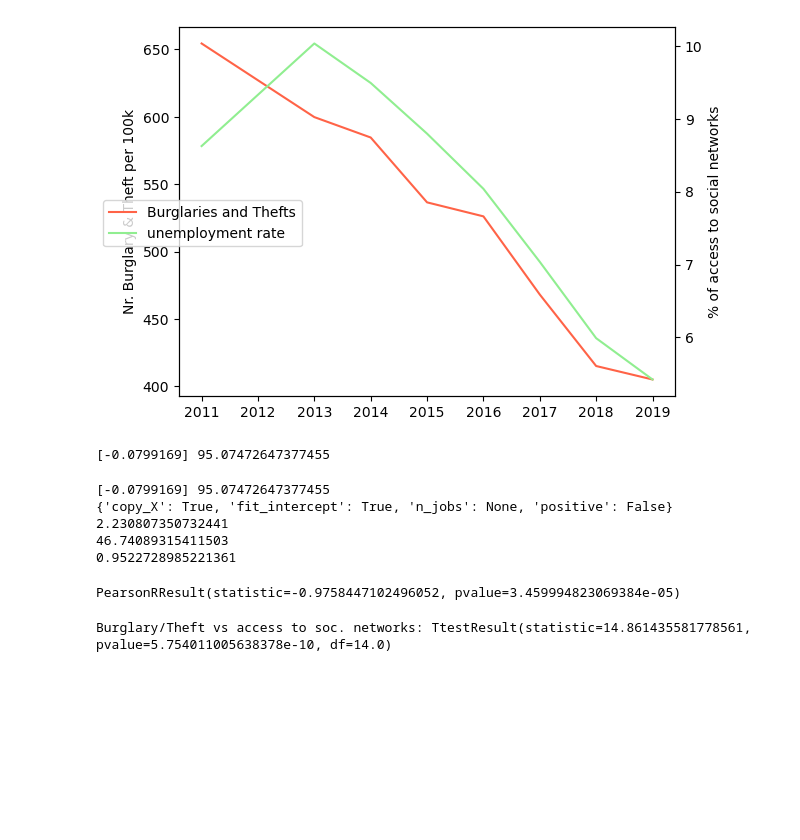
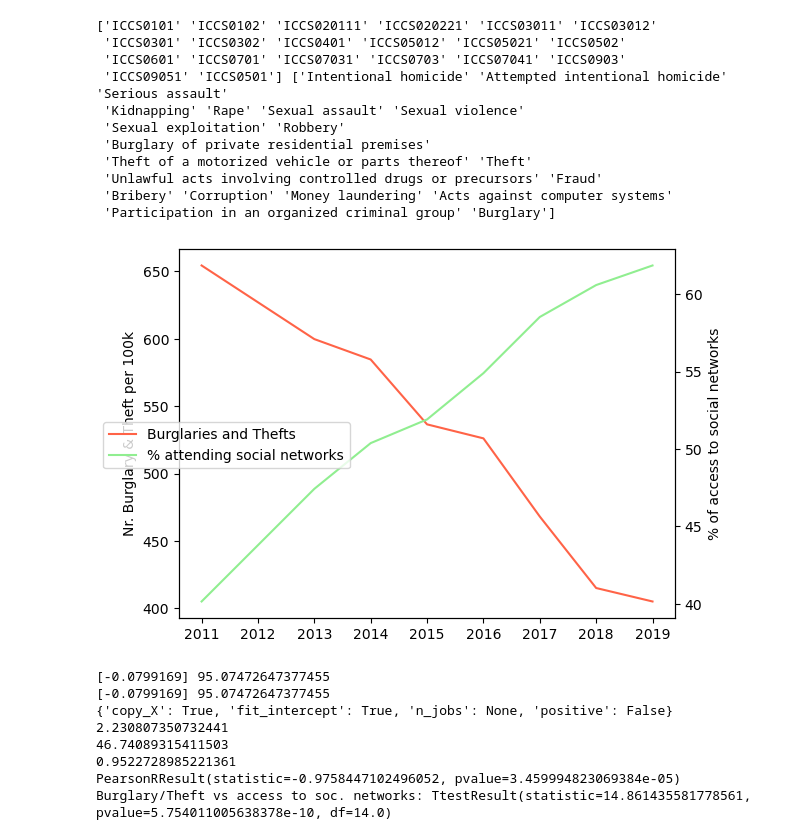
Before and after one commit to mh2134/fcss_w23_grp1, a Jupyter notebook: code/Project.ipynb, the cells around one changed output. Drawn from its saved outputs; the diff is of its cells as text; code cells hidden in the pictures; blank space fills up the shorter version.

Commit message:
metro_model

```diff
--- a/code/Project.ipynb
+++ b/code/Project.ipynb
@@ -372,5 +353,6 @@ print(dfall)
 # %%
-dfout = dfall
+dfout = dfall_b
+print(dfout['iccs'].unique(), dfout['iccs_d'].unique())
 dfout.dropna(subset=['socnet'], inplace=True)
 dfout.dropna(subset=['Nr_Crimes'], inplace=True)
 #dfout.dropna(subset=['gini'], inplace=True)
@@ -388,69 +370,71 @@ dfout = dfout.groupby([#'geo',
                                             , 'unemp'   : 'mean'
                                             })
 dfout = dfout.reset_index()
-#df_austria = dfcrime_alc[dfcrime_alc['geo'] == 'AT']
-#dfout1 = dfout[dfout['iccs'] == 'ICCS05021']
-#dfout2 = dfout[dfout['iccs'] == 'ICCS05012']
-#dfout3 = dfout[dfout['iccs'] == 'ICCS0502']
-#dfout4 = dfout[dfout['iccs'] == 'ICCS0501']
 
 fig, ax1 = plt.subplots()
 ax2 = ax1.twinx()
 ax1.plot(dfout['TIME_PERIOD'], dfout['Nr_Crimes'], color='tomato', label='Burglaries and Thefts')
 #ax1.plot(dfout1['TIME_PERIOD'], dfout1['Nr_Crimes'], color='tomato', label=max(dfout1['iccs_d']))
 #ax1.plot(dfout2['TIME_PERIOD'], dfout2['Nr_Crimes'], color='paleturquoise', label=max(dfout2['iccs_d']))
 #ax1.plot(dfout3['TIME_PERIOD'], dfout3['Nr_Crimes'], color='moccasin', label=max(dfout3['iccs_d']))
 #ax1.plot(dfout4['TIME_PERIOD'], dfout4['Nr_Crimes'], color='deepskyblue', label=max(dfout4['iccs_d']))
 #plt.plot(df[df['name'] == 'John']['age'], label='John')
-#ax2.plot(dfout['TIME_PERIOD'], dfout['socnet'], color='lightgreen', label='% attending social networks')
-ax2.plot(dfout['TIME_PERIOD'], dfout['unemp'], color='lightgreen', label='unemployment rate')
+ax2.plot(dfout['TIME_PERIOD'], dfout['socnet'], color='lightgreen', label='% attending social networks')
+#ax2.plot(dfout['TIME_PERIOD'], dfout['unemp'], color='lightgreen', label='unemployment rate')
 #ax2.scatter(dfout['TIME_PERIOD'], dfout['gini'], color='darkgoldenrod', label='Gini-Index')
 
 #ax1.set_title('Scatter Plot with Two Lines')
 #ax1.set_xlabel('X-axis')
 ax1.set_ylabel('Nr. Burglary & Theft per 100k')
 ax2.set_ylabel('% of access to social networks')
 
 plt.title('')
 #plt.ylabel('GDP per capita')
 fig.legend(loc=6)
 plt.show()
 
 
 model = LinearRegression().fit(dfout[["Nr_Crimes"]],dfout["socnet"]) # Enter the data for the linear regression model
 print(model.coef_, model.intercept_)
 
 #ICCS0903
 #die Tabelle data/new.csv enthält die Daten bisher (ich muss noch die neuen Faktoren hinzufügen, aber ein paar sind schon drin).
 #Könntet ihr ein paar Plots zur Verteilung der Daten machen?
 #Die Spalten GINI_HND,I_IUSNET,F10_RT sind die Faktoren. Alle anderen Spalten sind die verschiedenen Verbrechen, jeweils in absolut und normiert. Ich würde die normierten nehemen, die Spalten haben jeweils die Endung _P_HTHAB, also z.B. ICCS05021_P_HTHAB.
 #Intentional homicide könnte interessant sein, das wäre crime code ICCS0101.
+
+print(model.coef_, model.intercept_)
+print(model.get_params())
+prediction = model.predict(dfout[["Nr_Crimes"]]) # Predict the social impact
+residual = dfout["socnet"] - prediction # Calculate the residual
+print(np.var(residual))
+print(np.var(dfout["socnet"]))
+print(1 - np.var(residual) / np.var(dfout["socnet"]))
+
+pearson_soc_burglary = stats.pearsonr(dfout['Nr_Crimes'],dfout['socnet'])
+print(pearson_soc_burglary)
+print(f"Burglary/Theft vs access to soc. networks: {stats.ttest_ind(dfout['Nr_Crimes'],dfout['socnet'])}")
 # %% [output]
+['ICCS0101' 'ICCS0102' 'ICCS020111' 'ICCS020221' 'ICCS03011' 'ICCS03012'
+ 'ICCS0301' 'ICCS0302' 'ICCS0401' 'ICCS05012' 'ICCS05021' 'ICCS0502'
+ 'ICCS0601' 'ICCS0701' 'ICCS07031' 'ICCS0703' 'ICCS07041' 'ICCS0903'
+ 'ICCS09051' 'ICCS0501'] ['Intentional homicide' 'Attempted intentional homicide' 'Serious assault'
+ 'Kidnapping' 'Rape' 'Sexual assault' 'Sexual violence'
+ 'Sexual exploitation' 'Robbery'
+ 'Burglary of private residential premises'
+ 'Theft of a motorized vehicle or parts thereof' 'Theft'
+ 'Unlawful acts involving controlled drugs or precursors' 'Fraud'
+ 'Bribery' 'Corruption' 'Money laundering' 'Acts against computer systems'
+ 'Participation in an organized criminal group' 'Burglary']
-[figure, old version]
+[figure, new version]
-[-0.0799169] 95.07472647377455
+[-0.0799169] 95.07472647377455
+[-0.0799169] 95.07472647377455
+{'copy_X': True, 'fit_intercept': True, 'n_jobs': None, 'positive': False}
+2.230807350732441
+46.74089315411503
+0.9522728985221361
+PearsonRResult(statistic=-0.9758447102496052, pvalue=3.459994823069384e-05)
+Burglary/Theft vs access to soc. networks: TtestResult(statistic=14.861435581778561, pvalue=5.754011005638378e-10, df=14.0)
-# %%
-print(model.coef_, model.intercept_)
-print(model.get_params())
-prediction = model.predict(dfout[["Nr_Crimes"]]) # Predict the social impact
-residual = dfout["socnet"] - prediction # Calculate the residual
-print(np.var(residual))
-print(np.var(dfout["socnet"]))
-print(1 - np.var(residual) / np.var(dfout["socnet"]))
-# %% [output]
-[-0.0799169] 95.07472647377455
-{'copy_X': True, 'fit_intercept': True, 'n_jobs': None, 'positive': False}
-2.230807350732441
-46.74089315411503
-0.9522728985221361
-# %%
-pearson_soc_burglary = stats.pearsonr(dfout['Nr_Crimes'],dfout['socnet'])
-print(pearson_soc_burglary)
-# %% [output]
-PearsonRResult(statistic=-0.9758447102496052, pvalue=3.459994823069384e-05)
-# %%
-print(f"Burglary/Theft vs access to soc. networks: {stats.ttest_ind(dfout['Nr_Crimes'],dfout['socnet'])}")
-# %% [output]
-Burglary/Theft vs access to soc. networks: TtestResult(statistic=14.861435581778561, pvalue=5.754011005638378e-10, df=14.0)
 # %%
 # Your Code goes here!
 multi_sample_bs_model_coef = []
```
Also changed, not shown: parts of 13 cells of this notebook, 2 other files.
